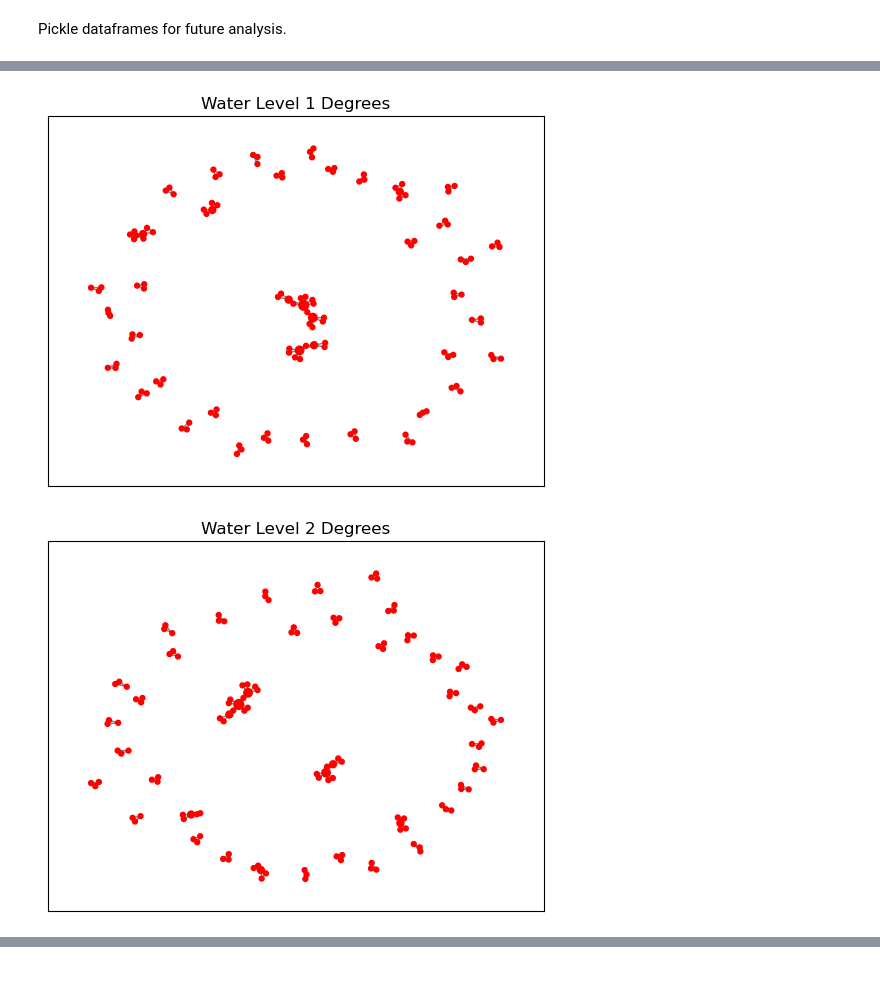
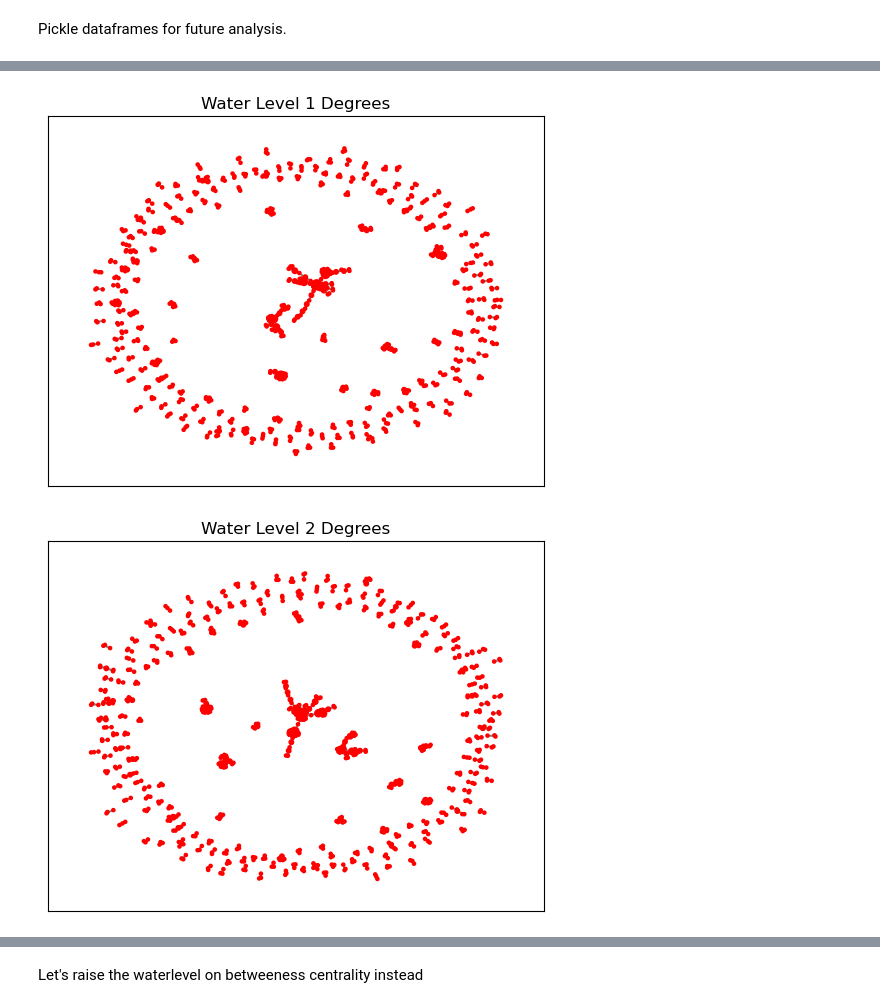
Before and after one commit to justinm0rgan/webanalytics, a Jupyter notebook: final_project/graphql_yelp_api_example_gm.ipynb, the cells around one changed output, grey strips where cells are left out. Saved outputs shown, nothing was run; the diff lists cells and outputs as text; code cells hidden in the pictures; blank space fills up the shorter version.

```diff
--- a/final_project/graphql_yelp_api_example_gm.ipynb
+++ b/final_project/graphql_yelp_api_example_gm.ipynb
@@ -7,7 +7,7 @@ Below is an example of how to utilize the `GraphQL` Yelp API to query 10 coffee
 For detailed instructions please reference [Getting Started with Yelp GraphQL](https://docs.developer.yelp.com/docs/graphql-intro)
 # %%
 import pickle
-
+import urllib.request
 
 
 # import packages
@@ -23,21 +23,28 @@ from networkx.algorithms import bipartite
 # import api key
 #from config import YELP_API
 
-file_path_business = 'C:/Users/maric/Documents/CUNYDataScience/620/webanalytics/final_project/data/business_df.pkl'
-file_path_review   = 'C:/Users/maric/Documents/CUNYDataScience/620/webanalytics/final_project/data/reviews_df.pkl'
+#file_path_business = 'C:/Users/maric/Documents/CUNYDataScience/620/webanalytics/final_project/data/business_df_300.pkl'
+#file_path_review   = 'C:/Users/maric/Documents/CUNYDataScience/620/webanalytics/final_project/data/reviews_df_1800.pkl'
 
+url_business = "https://github.com/justinm0rgan/webanalytics/raw/main/final_project/data/business_df_300.pkl"
+url_reviews = "https://github.com/justinm0rgan/webanalytics/raw/main/final_project/data/reviews_df_1800.pkl"
+file_name_business, headers = urllib.request.urlretrieve(url_business)
+file_name_reviews, headers = urllib.request.urlretrieve(url_reviews)
 # Load the data from the pickle file
-with open(file_path_business, "rb") as file_business:
+with open(file_name_business, "rb") as file_business:
     business_data = pickle.load(file_business)
+
+with open(file_name_reviews, "rb") as file_reviews:
+    review_data = pickle.load(file_reviews)
 
 # Now you can use the loaded data
 print(business_data)
-
+print(review_data)
 
 # Load the data from the pickle file
-with open(file_path_review, "rb") as file_review:
-    review_data = pickle.load(file_review)
+#with open(file_path_review, "rb") as file_review:
+#    review_data = pickle.load(file_review)
 
 # Now you can use the loaded data
-print(review_data)
+#print(review_data)
 # %% [output]
@@ -382,33 +463,37 @@ def plot_water_level(graph, df, water_level):
 
     level_graph = nx.Graph()
     for island in islands:
         level_graph.add_edges_from(W.subgraph(island).edges())
 
     pos = nx.spring_layout(level_graph)
 
-    degree_centrality_values = greater_than.set_index('Review_user_id')['Degree_Cent']
+    degree_centrality_values = greater_than.set_index('Review_user_id')['Degree']
     max_degree = np.max(degree_centrality_values.values)
     node_sizes = [degree_centrality_values.get(node, 0) / max_degree * 50 for node in level_graph.nodes()]
 
     plt.figure()
     nx.draw_networkx(level_graph,
                      pos,
                      with_labels=False,
                      node_color='red',
                      node_size=node_sizes,
                      edge_color='gray',
                      font_size=8)
     plt.title(f"Water Level {water_level} Degrees")
     plt.show()
 
 # Example usage
 plot_water_level(graph, sorted_df1, 1)
 plot_water_level(graph, sorted_df1, 2)
 plot_water_level(graph, sorted_df1, 3)
 plot_water_level(graph, sorted_df1, 4)
 plot_water_level(graph, sorted_df1, 5)
 plot_water_level(graph, sorted_df1, 6)
 plot_water_level(graph, sorted_df1, 8)
+plot_water_level(graph, sorted_df1, 10)
+plot_water_level(graph, sorted_df1, 12)
+plot_water_level(graph, sorted_df1, 14)
+plot_water_level(graph, sorted_df1, 19)
 # %% [output]
-[figure, old version]
+[figure, new version]
-[figure, old version]
+[figure, new version]
@@ -419,0 +509,2 @@ plot_water_level(graph, sorted_df1, 8)
+# %% [markdown]
+Let's raise the waterlevel on betweeness centrality instead
```
Also changed, not shown: parts of 23 cells of this notebook.
